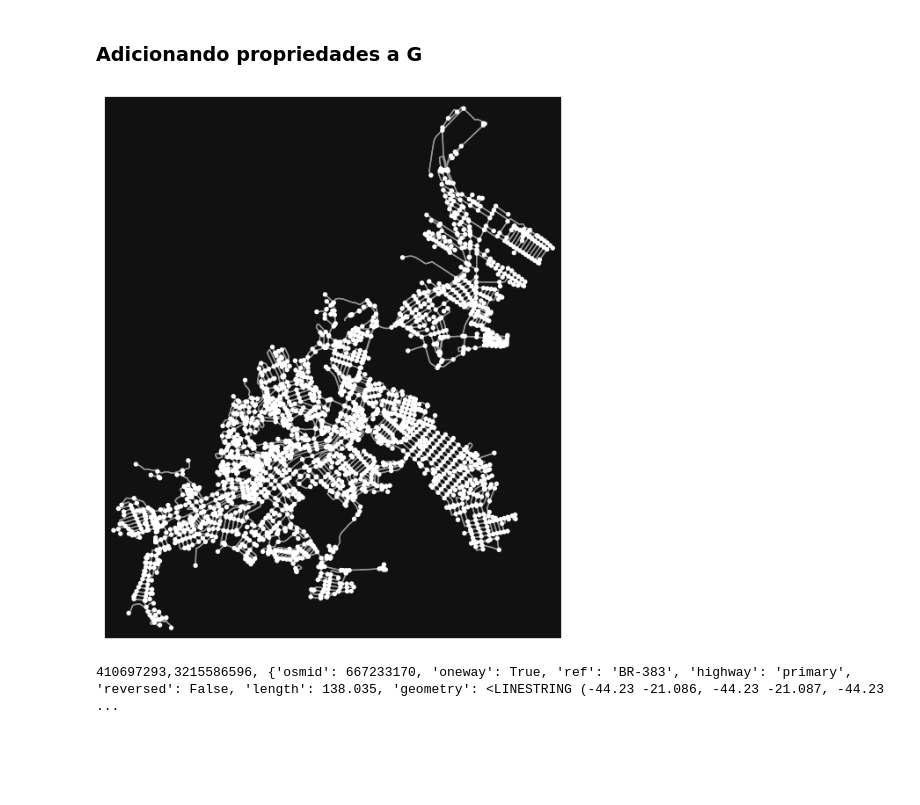
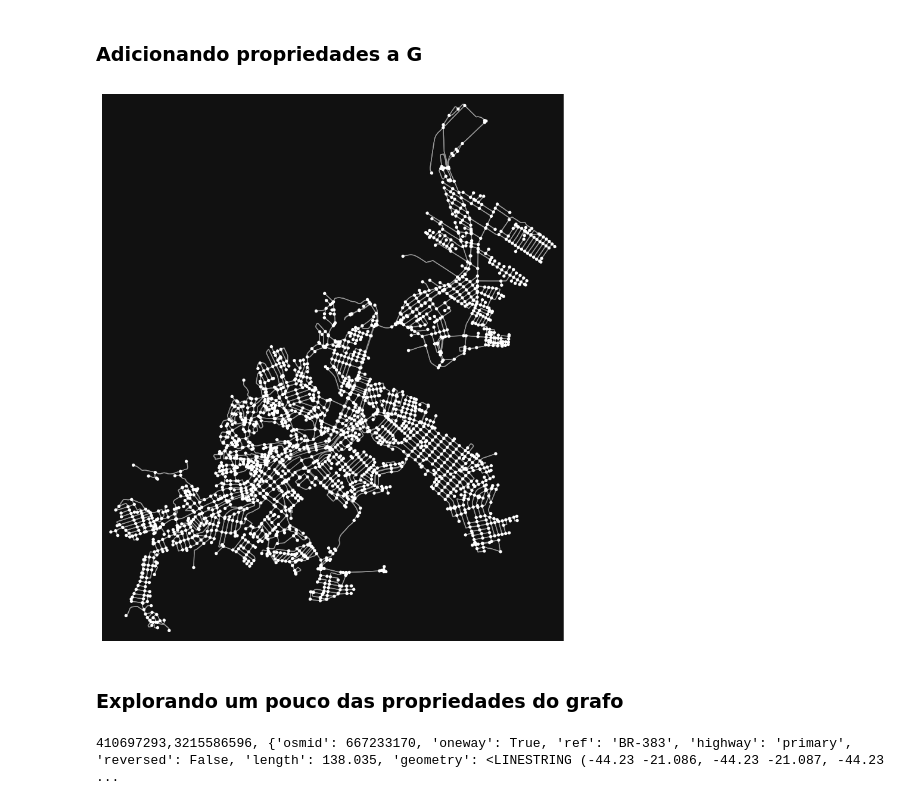
Before and after one commit to RodrigoZonzin/complex_networks, a Jupyter notebook: tp_final/inicio_grafo.ipynb, the cells around one changed output. Drawn from its saved outputs; the diff is of its cells as text; code cells hidden in the pictures; blank space fills up the shorter version.

```diff
--- a/tp_final/inicio_grafo.ipynb
+++ b/tp_final/inicio_grafo.ipynb
@@ -48,14 +51,17 @@ G = ox.routing.add_edge_speeds(G,
     fallback=30,
     agg=np.min)
 # %%
-fig, ax = ox.plot_graph(G, show=False, close=False)
+fig, ax = ox.plot_graph(G, show=False, close=False, figsize = (10, 12))
 #plt.title("São João del Rei", size='x-large', color='#ffffff')
 
+plt.savefig('plotGrafoSJDR.png')
 plt.show()
 # %% [output]
-[figure, old version]
+[figure, new version]
 # %%
 stats_network = ox.stats.basic_stats(G)
+# %% [markdown]
+### Explorando um pouco das propriedades do grafo
 # %%
 for u,v, data in G.edges(data=True):
     print(f"{u},{v}, {data}")
```
Also changed, not shown: parts of 3 cells of this notebook, 10 other files.
